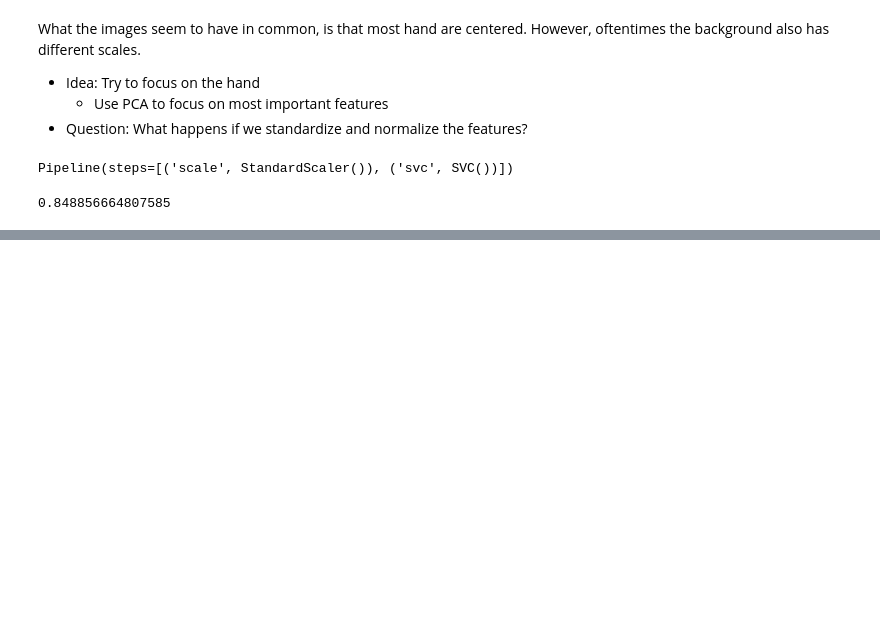
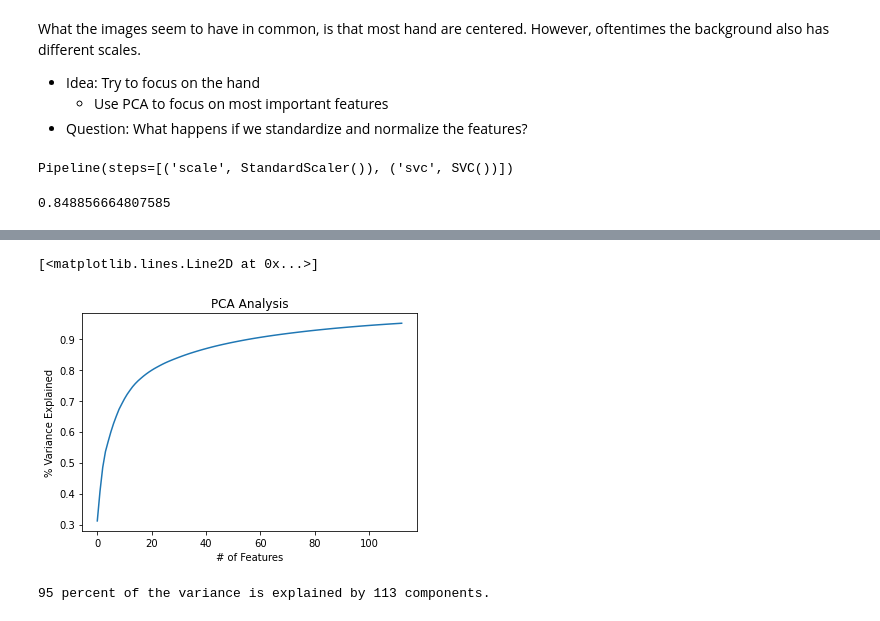
Before and after one commit to StefanWinterToo/ML_Challenge, a Jupyter notebook: src/playground_Stefan.ipynb, the cells around one changed output, grey strips where cells are left out. Saved outputs shown, nothing was run; the diff lists cells and outputs as text; code cells hidden in the pictures; blank space fills up the shorter version.

```diff
--- a/src/playground_Stefan.ipynb
+++ b/src/playground_Stefan.ipynb
@@ -71,0 +132,13 @@ pipe.score(X_test, y_test)
+# %%
+plt.ylabel("% Variance Explained")
+plt.xlabel("# of Features")
+plt.title("PCA Analysis")
+plt.style.context("seaborn-whitegrid")
+plt.plot(variance_explained)
+# %% [output]
+[<matplotlib.lines.Line2D at 0x...>]
+[figure, added]
+# %%
+print("95 percent of the variance is explained by {} components.".format(len(pca.components_)))
+# %% [output]
+95 percent of the variance is explained by 113 components.
```
Also changed, not shown: parts of 10 cells of this notebook.
